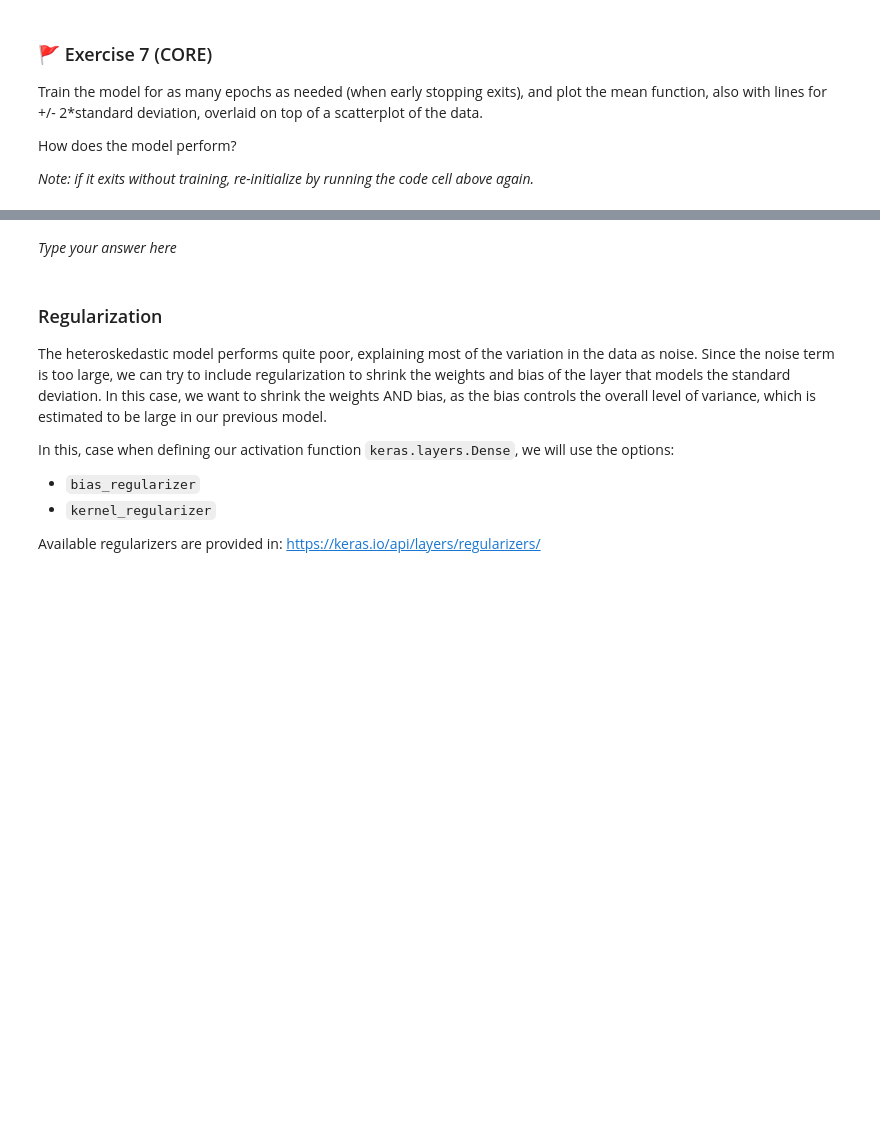
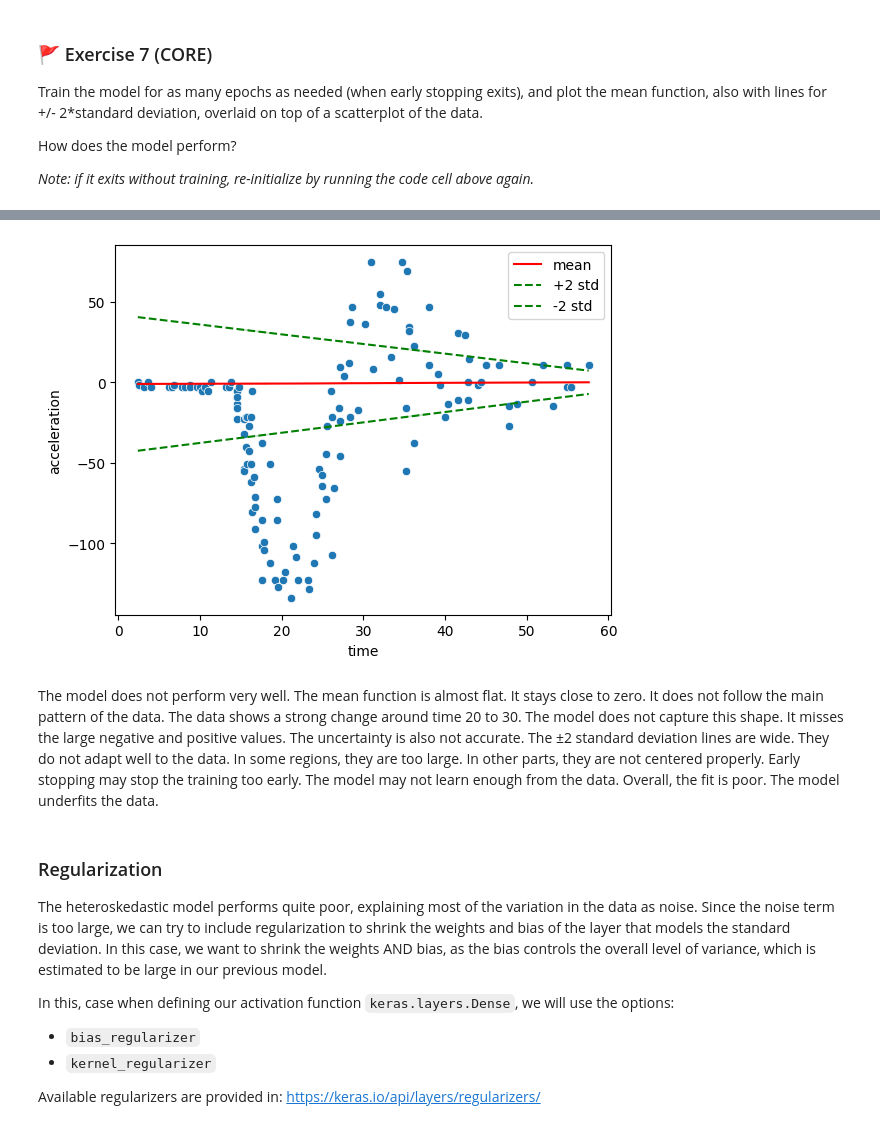
Before and after one commit to zici021129/MLP_2026_week10, a Jupyter notebook: mlp_week10.ipynb, the cells around one changed output, grey strips where cells are left out. Cells and saved outputs as stored; diff of their text form; code cells hidden in the pictures; blank space fills up the shorter version.

```diff
--- a/mlp_week10.ipynb
+++ b/mlp_week10.ipynb
@@ -592,5 +624,52 @@ _Note: if it exits without training, re-initialize by running the code cell abov
 # Fit the model
 callback = keras.callbacks.EarlyStopping(monitor='loss', min_delta = 0.05, mode ='min',
                                          patience=10, restore_best_weights=True)
+# Fit the model with early stopping
+history = model_reg_het.fit(
+    X, y,
+    epochs=1000,
+    batch_size=32,
+    verbose=0,
+    callbacks=[callback]
+)
 
+# Predict mean and sigma
+pred = model_reg_het.predict(X)
+mu = pred[:, 0]
+sigma = pred[:, 1]
+
+# Plot
+sns.scatterplot(mcycle, x='times', y='accel')
+
+# Mean
+sns.lineplot(
+    x=ss.inverse_transform(X).reshape(-1),
+    y=mu,
+    color='red',
+    label='mean'
+)
+
+# +2 sigma
+sns.lineplot(
+    x=ss.inverse_transform(X).reshape(-1),
+    y=mu + 2 * sigma,
+    color='green',
+    linestyle='--',
+    label='+2 std'
+)
+
+# -2 sigma
+sns.lineplot(
+    x=ss.inverse_transform(X).reshape(-1),
+    y=mu - 2 * sigma,
+    color='green',
+    linestyle='--',
+    label='-2 std'
+)
+
+plt.xlabel('time')
+plt.ylabel('acceleration')
+plt.legend()
+plt.show()
 # Code for your answer here!
+# %% [output]
@@ -597,5 +677,11 @@ callback = keras.callbacks.EarlyStopping(monitor='loss', min_delta = 0.05, mode
+[figure, added]
 # %% [markdown]
-_Type your answer here_
+The model does not perform very well.
+The mean function is almost flat. It stays close to zero. It does not follow the main pattern of the data.
+The data shows a strong change around time 20 to 30. The model does not capture this shape. It misses the large negative and positive values.
+The uncertainty is also not accurate. The ±2 standard deviation lines are wide. They do not adapt well to the data. In some regions, they are too large. In other parts, they are not centered properly.
+Early stopping may stop the training too early. The model may not learn enough from the data.
+Overall, the fit is poor. The model underfits the data.
 # %% [markdown]
 ### Regularization
 
```
Also changed, not shown: parts of 11 cells of this notebook.
